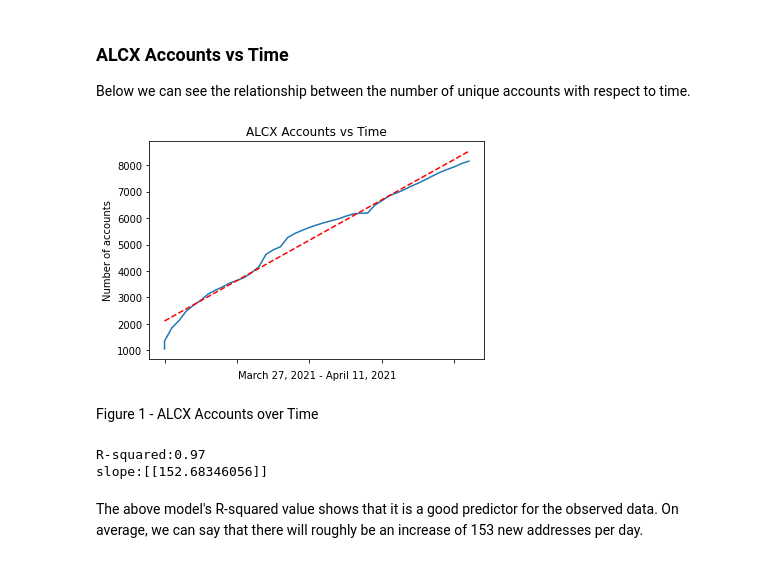
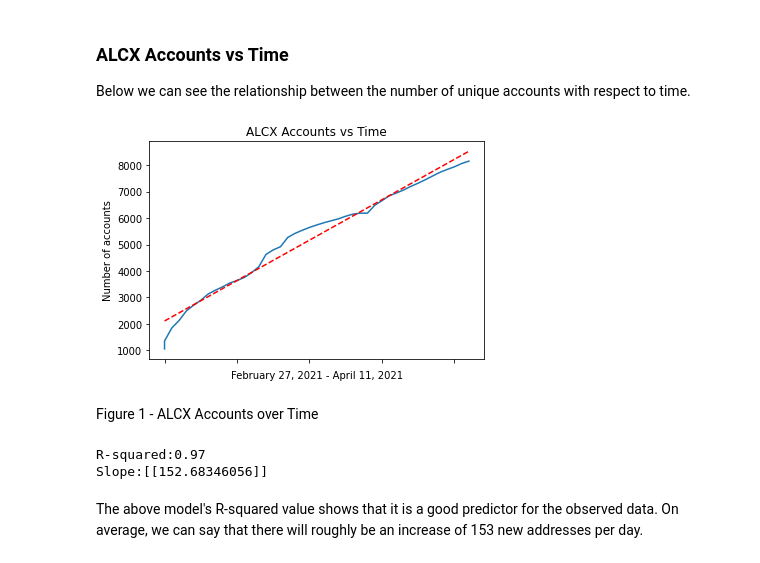
Before and after one commit to CryptoLionR/ALCX-PricevHolders, a Jupyter notebook: alcx-users-price.ipynb, the cells around one changed output. Cells and saved outputs as stored; diff of their text form; code cells hidden in the pictures.

Commit message:
fixed date range on graph

```diff
--- a/alcx-users-price.ipynb
+++ b/alcx-users-price.ipynb
@@ -76,22 +76,22 @@ Below we can see the relationship between the number of unique accounts with res
 # %%
 fig,ax = plt.subplots()
 plt.plot(x,y2,label='accounts (USD)')
 plt.plot(x,y_pred2,color='r',linestyle='dashed')
 ax.axes.xaxis.set_ticklabels([])
-plt.xlabel('March 27, 2021 - April 11, 2021')
+plt.xlabel('February 27, 2021 - April 11, 2021')
 plt.ylabel('Number of accounts')
 plt.title('ALCX Accounts vs Time')
 plt.show()
 # %% [output]
-[figure, old version]
+[figure, new version]
 # %% [markdown]
 Figure 1 - ALCX Accounts over Time
 # %%
 print('R-squared:{:.2f}'.format(metrics.r2_score(y2,y_pred2)))
-print('slope:{}'.format(linear_reg2.coef_))
+print('Slope:{}'.format(linear_reg2.coef_))
 # %% [output]
 R-squared:0.97
-slope:[[152.68346056]]
+Slope:[[152.68346056]]
 # %% [markdown]
 The above model's R-squared value shows that it is a good predictor for the observed data. On average, we can say that there will roughly be an increase of 153 new addresses per day.
 # %% [markdown]
```
Also changed, not shown: parts of 4 cells of this notebook, 5 other files.
